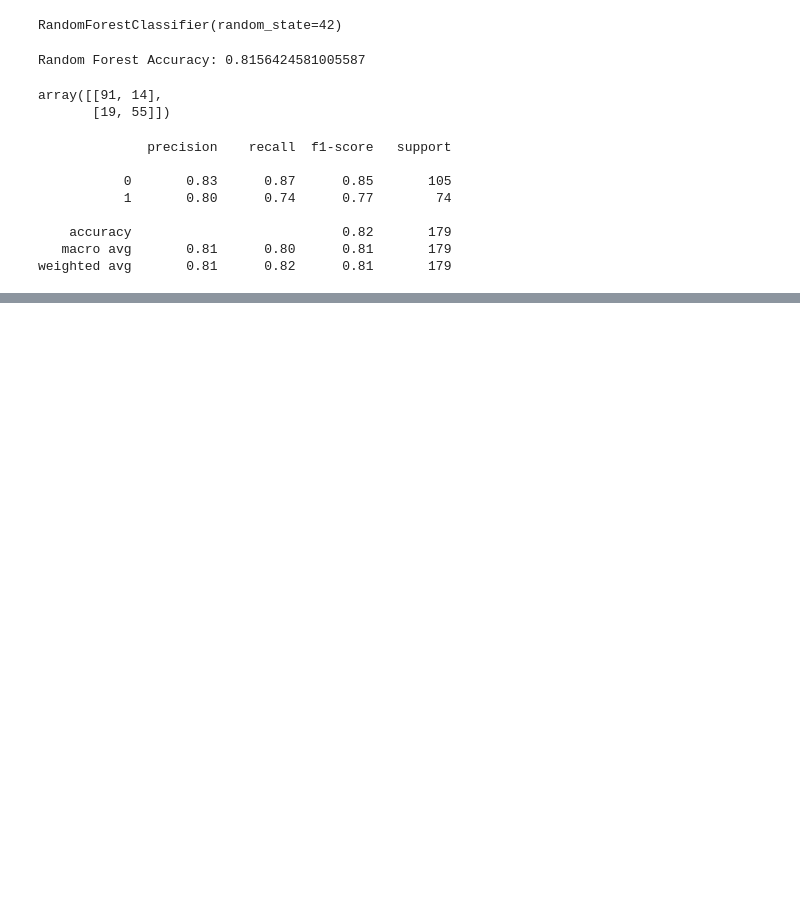
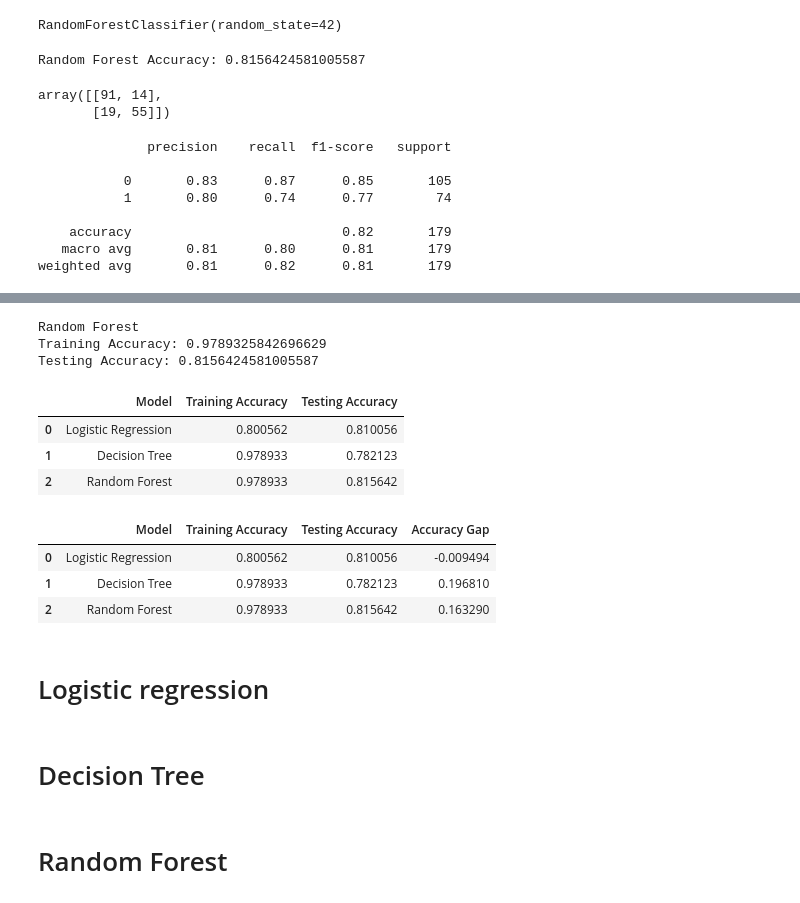
Before and after one commit to pavanpal00000-maker/Titanic--Survival-Analysis-, a Jupyter notebook: Notebooks/04_model_building.ipynb, the cells around one changed output, grey strips where cells are left out. Saved outputs shown, nothing was run; the diff lists cells and outputs as text; code cells hidden in the pictures; blank space fills up the shorter version.

```diff
--- a/Notebooks/04_model_building.ipynb
+++ b/Notebooks/04_model_building.ipynb
@@ -228,0 +309,57 @@ weighted avg       0.81      0.82      0.81       179
+# %%
+rf_train_accuracy = rf_model.score(X_train, y_train)
+rf_test_accuracy = rf_model.score(X_test, y_test)
+
+print("Random Forest")
+print("Training Accuracy:", rf_train_accuracy)
+print("Testing Accuracy:", rf_test_accuracy)
+# %% [output]
+Random Forest
+Training Accuracy: 0.9789325842696629
+Testing Accuracy: 0.8156424581005587
+# %%
+# Creating a Comparison Table
+
+overfitting_results = pd.DataFrame({
+    "Model": [
+        "Logistic Regression",
+        "Decision Tree",
+        "Random Forest"
+    ],
+    "Training Accuracy": [
+        log_train_accuracy,
+        dt_train_accuracy,
+        rf_train_accuracy
+    ],
+    "Testing Accuracy": [
+        log_test_accuracy,
+        dt_test_accuracy,
+        rf_test_accuracy
+    ]
+})
+
+overfitting_results
+# %% [output]
+|  | Model | Training Accuracy | Testing Accuracy |
+| 0 | Logistic Regression | 0.800562 | 0.810056 |
+| 1 | Decision Tree | 0.978933 | 0.782123 |
+| 2 | Random Forest | 0.978933 | 0.815642 |
+# %%
+# Understand the Difference
+# We'll calculate the gap:
+
+overfitting_results["Accuracy Gap"] = (
+    overfitting_results["Training Accuracy"]
+    - overfitting_results["Testing Accuracy"]
+)
+
+# The Accuracy Gap tells us how much better the model performs on training data than unseen data.
+
+overfitting_results
+# %% [output]
+|  | Model | Training Accuracy | Testing Accuracy | Accuracy Gap |
+| 0 | Logistic Regression | 0.800562 | 0.810056 | -0.009494 |
+| 1 | Decision Tree | 0.978933 | 0.782123 | 0.196810 |
+| 2 | Random Forest | 0.978933 | 0.815642 | 0.163290 |
+# %% [markdown]
+# Logistic regression
@@ -228,0 +371,2 @@ weighted avg       0.81      0.82      0.81       179
+# %% [markdown]
+# Decision Tree
@@ -228,0 +380,2 @@ weighted avg       0.81      0.82      0.81       179
+# %% [markdown]
+# Random Forest
```
Also changed, not shown: parts of 14 cells of this notebook.
